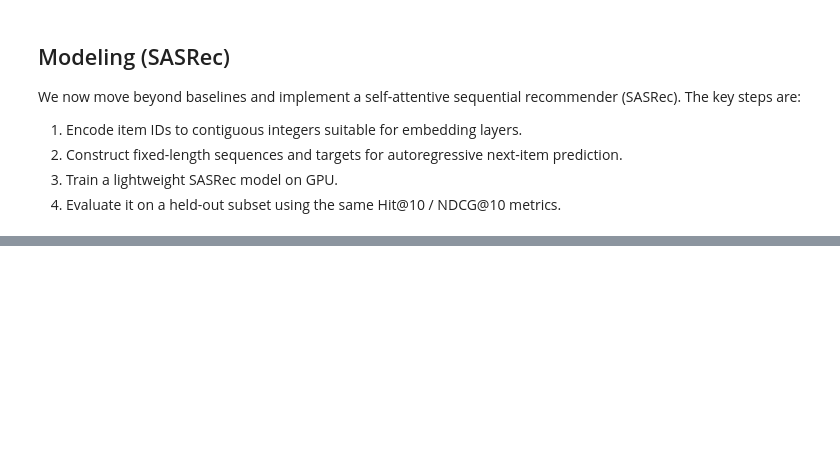
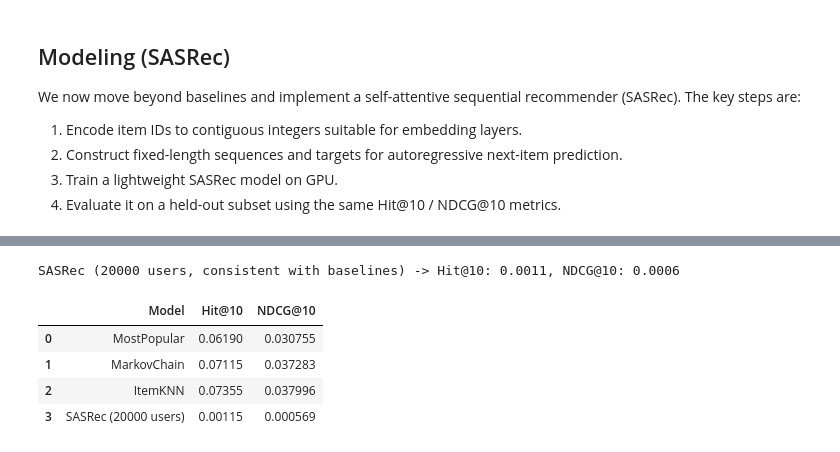
Before and after one commit to vivianc2/CSE258_assignment2, a Jupyter notebook: project.ipynb, the cells around one changed output, grey strips where cells are left out. Saved outputs shown, nothing was run; the diff lists cells and outputs as text; code cells hidden in the pictures; blank space fills up the shorter version.

```diff
--- a/project.ipynb
+++ b/project.ipynb
@@ -507,18 +702,42 @@ class SASRec(nn.Module):
         self.output = nn.Linear(hidden_dim, num_items)
         self.max_len = max_len
 
+        # Initialize weights
+        self._init_weights()
+
+    def _init_weights(self):
+        """Initialize weights for better convergence."""
+        nn.init.xavier_uniform_(self.item_emb.weight[1:])  # Skip padding idx
+        nn.init.xavier_uniform_(self.pos_emb.weight)
+        nn.init.xavier_uniform_(self.output.weight)
+        nn.init.zeros_(self.output.bias)
+
     def forward(self, seqs, lengths):
         batch_size, seq_len = seqs.size()
+
+        # Create position indices, accounting for left-padding
         positions = torch.arange(seq_len, device=seqs.device).unsqueeze(0).expand(batch_size, -1)
-        x = self.item_emb(seqs) + self.pos_emb(positions)
+
+        # Get embeddings
+        item_embeddings = self.item_emb(seqs)
+        pos_embeddings = self.pos_emb(positions)
+
+        # Only add positional embeddings to non-padding positions
+        pad_mask = seqs.eq(0)
+        pos_embeddings = pos_embeddings.masked_fill(pad_mask.unsqueeze(-1), 0)
+
+        x = item_embeddings + pos_embeddings
         x = self.layernorm(self.dropout(x))
 
+        # Causal mask for autoregressive prediction
         attn_mask = torch.triu(torch.ones((seq_len, seq_len), device=seqs.device), diagonal=1).bool()
-        pad_mask = seqs.eq(0)
+
         encoded = self.encoder(x, mask=attn_mask, src_key_padding_mask=pad_mask)
 
+        # Get the last non-padding position for each sequence
         idx = (lengths - 1).clamp(min=0).unsqueeze(1).unsqueeze(2).expand(-1, 1, encoded.size(-1))
         last_hidden = encoded.gather(1, idx).squeeze(1)
+
         logits = self.output(last_hidden)
         return logits
 # %%
@@ -597,19 +877,24 @@ def recommend_sasrec(model, users, histories, top_k=10, batch_size=1024):
                 rankings[user] = [idx2item[idx] for idx in rec_idx if idx in idx2item]
     return rankings
 # %%
-sample_users = random.sample(list(test_targets_eval.keys()), min(EVAL_USERS, len(test_targets_eval)))
-sub_histories = {u: train_histories_eval[u] for u in sample_users}
-sub_targets = {u: test_targets_eval[u] for u in sample_users}
+# Use the SAME eval_users as baselines for fair comparison
+sasrec_rankings = recommend_sasrec(sasrec, eval_users, train_histories_eval, top_k=EVAL_K)
 
-sasrec_rankings = recommend_sasrec(sasrec, sample_users, sub_histories, top_k=EVAL_K)
-
-sas_hit = hit_rate_at_k(sasrec_rankings, sub_targets, k=EVAL_K)
-sas_ndcg = ndcg_at_k(sasrec_rankings, sub_targets, k=EVAL_K)
-print(f"SASRec (sample {len(sample_users)} users) -> Hit@{EVAL_K}: {sas_hit:.4f}, NDCG@{EVAL_K}: {sas_ndcg:.4f}")
+sas_hit = hit_rate_at_k(sasrec_rankings, test_targets_eval, k=EVAL_K)
+sas_ndcg = ndcg_at_k(sasrec_rankings, test_targets_eval, k=EVAL_K)
+print(f"SASRec ({len(eval_users)} users, consistent with baselines) -> Hit@{EVAL_K}: {sas_hit:.4f}, NDCG@{EVAL_K}: {sas_ndcg:.4f}")
+# %% [output]
+SASRec (20000 users, consistent with baselines) -> Hit@10: 0.0011, NDCG@10: 0.0006
 # %%
 comparison_results = baseline_results.copy()
 comparison_results = pd.concat([
     comparison_results,
-    pd.DataFrame([{"Model": f"SASRec (sample {len(sample_users)})", "Hit@10": sas_hit, "NDCG@10": sas_ndcg}])
+    pd.DataFrame([{"Model": f"SASRec ({len(eval_users)} users)", f"Hit@{EVAL_K}": sas_hit, f"NDCG@{EVAL_K}": sas_ndcg}])
 ], ignore_index=True)
 comparison_results
+# %% [output]
+|  | Model | Hit@10 | NDCG@10 |
+| 0 | MostPopular | 0.06190 | 0.030755 |
+| 1 | MarkovChain | 0.07115 | 0.037283 |
+| 2 | ItemKNN | 0.07355 | 0.037996 |
+| 3 | SASRec (20000 users) | 0.00115 | 0.000569 |
```
Also changed, not shown: parts of 22 cells of this notebook.
